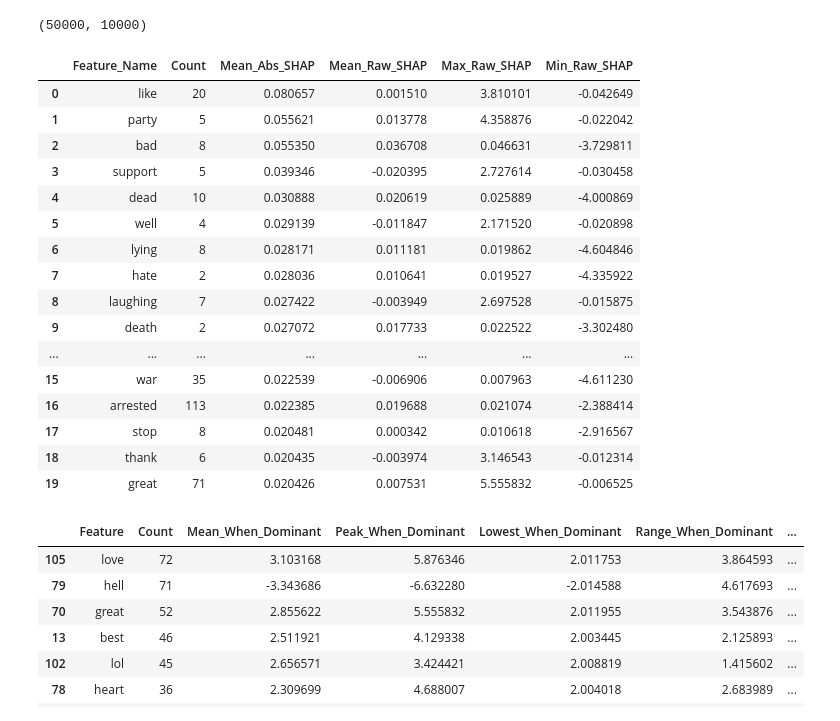
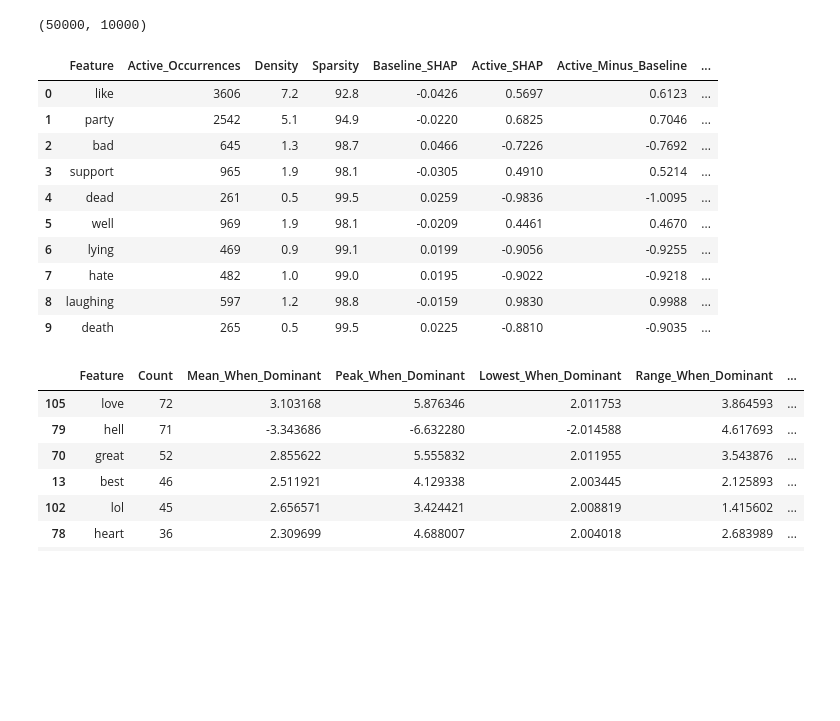
Before and after one commit to Birkbeck/msc-project-source-code-files-24-25-tayyib-saddique, a Jupyter notebook: x_processing/shap.ipynb, the cells around one changed output. Cells and saved outputs as stored; diff of their text form; code cells hidden in the pictures; blank space fills up the shorter version.

```diff
--- a/x_processing/shap.ipynb
+++ b/x_processing/shap.ipynb
@@ -483,46 +523,51 @@ print(np.shape(shap_values))
 (50000, 10000)
 # %%
 mean_abs_shap = np.abs(shap_dense).mean(axis=0)
-
 non_zero_mask = mean_abs_shap > 0
 non_zero_indices = np.where(non_zero_mask)[0]
-
-upper_quartile_threshold = np.percentile(mean_abs_shap[non_zero_mask], 90)
-
 top_features_idx = non_zero_indices[np.argsort(mean_abs_shap[non_zero_indices])[::-1]]
-feature_counts = (X_dense > 0).sum(axis=0)
 
 results = []
-for feat_idx in top_features_idx[:20]:
+for feat_idx in top_features_idx[:100]:
+    feature_vals = democrat_tfidf_dense[:, feat_idx]
+    feature_shaps = shap_dense[:, feat_idx]
+
+    baseline_mask = feature_vals == 0
+    active_mask = feature_vals > 0
+
+    baseline_shap = feature_shaps[baseline_mask].mean() if baseline_mask.sum() > 0 else 0
+    active_shap = feature_shaps[active_mask].mean() if active_mask.sum() > 0 else 0
+
     results.append({
-        'Feature_Name': dem_feature_names[feat_idx],
-        'Count': feature_counts[feat_idx],
-        'Mean_Abs_SHAP': mean_abs_shap[feat_idx],
-        'Mean_Raw_SHAP': shap_dense[:, feat_idx].mean(),
-        'Max_Raw_SHAP': shap_dense[:, feat_idx].max(),
-        'Min_Raw_SHAP': shap_dense[:, feat_idx].min(),
+        'Feature': dem_feature_names[feat_idx],
+        'Active_Occurrences': active_mask.sum(),
+        'Density': round((active_mask.sum() / len(feature_vals)), 3) * 100,
+        'Sparsity': round(1 - active_mask.sum() / len(feature_vals), 3) * 100,
+        'Baseline_SHAP': round(baseline_shap, 4),
+        'Active_SHAP': round(active_shap, 4),
+        'Active_Minus_Baseline': round(active_shap - baseline_shap, 4),
+        'Mean_Abs_SHAP': round(mean_abs_shap[feat_idx], 4),
+        'Std_SHAP': round(feature_shaps.std(), 4),
+         # max and min include non-active occurences
+        'Max_SHAP': round(feature_shaps.max(), 4),
+        'Min_SHAP': round(feature_shaps.min(), 4),
     })
 
 df = pd.DataFrame(results)
-df
+df = df.sort_values(by=['Mean_Abs_SHAP'], ascending=False)
+df.head(25)
 # %% [output]
-|  | Feature_Name | Count | Mean_Abs_SHAP | Mean_Raw_SHAP | Max_Raw_SHAP | Min_Raw_SHAP |
-| 0 | like | 20 | 0.080657 | 0.001510 | 3.810101 | -0.042649 |
-| 1 | party | 5 | 0.055621 | 0.013778 | 4.358876 | -0.022042 |
-| 2 | bad | 8 | 0.055350 | 0.036708 | 0.046631 | -3.729811 |
-| 3 | support | 5 | 0.039346 | -0.020395 | 2.727614 | -0.030458 |
-| 4 | dead | 10 | 0.030888 | 0.020619 | 0.025889 | -4.000869 |
-| 5 | well | 4 | 0.029139 | -0.011847 | 2.171520 | -0.020898 |
-| 6 | lying | 8 | 0.028171 | 0.011181 | 0.019862 | -4.604846 |
-| 7 | hate | 2 | 0.028036 | 0.010641 | 0.019527 | -4.335922 |
-| 8 | laughing | 7 | 0.027422 | -0.003949 | 2.697528 | -0.015875 |
-| 9 | death | 2 | 0.027072 | 0.017733 | 0.022522 | -3.302480 |
-| ... | ... | ... | ... | ... | ... | ... |
-| 15 | war | 35 | 0.022539 | -0.006906 | 0.007963 | -4.611230 |
-| 16 | arrested | 113 | 0.022385 | 0.019688 | 0.021074 | -2.388414 |
-| 17 | stop | 8 | 0.020481 | 0.000342 | 0.010618 | -2.916567 |
-| 18 | thank | 6 | 0.020435 | -0.003974 | 3.146543 | -0.012314 |
-| 19 | great | 71 | 0.020426 | 0.007531 | 5.555832 | -0.006525 |
+|  | Feature | Active_Occurrences | Density | Sparsity | Baseline_SHAP | Active_SHAP | Active_Minus_Baseline | ... |
+| 0 | like | 3606 | 7.2 | 92.8 | -0.0426 | 0.5697 | 0.6123 | ... |
+| 1 | party | 2542 | 5.1 | 94.9 | -0.0220 | 0.6825 | 0.7046 | ... |
+| 2 | bad | 645 | 1.3 | 98.7 | 0.0466 | -0.7226 | -0.7692 | ... |
+| 3 | support | 965 | 1.9 | 98.1 | -0.0305 | 0.4910 | 0.5214 | ... |
+| 4 | dead | 261 | 0.5 | 99.5 | 0.0259 | -0.9836 | -1.0095 | ... |
+| 5 | well | 969 | 1.9 | 98.1 | -0.0209 | 0.4461 | 0.4670 | ... |
+| 6 | lying | 469 | 0.9 | 99.1 | 0.0199 | -0.9056 | -0.9255 | ... |
+| 7 | hate | 482 | 1.0 | 99.0 | 0.0195 | -0.9022 | -0.9218 | ... |
+| 8 | laughing | 597 | 1.2 | 98.8 | -0.0159 | 0.9830 | 0.9988 | ... |
+| 9 | death | 265 | 0.5 | 99.5 | 0.0225 | -0.8810 | -0.9035 | ... |
 # %%
 shap_raw_dense = shap_dense
 abs_shap_dense = np.abs(shap_dense)
```
Also changed, not shown: parts of 30 cells of this notebook.
